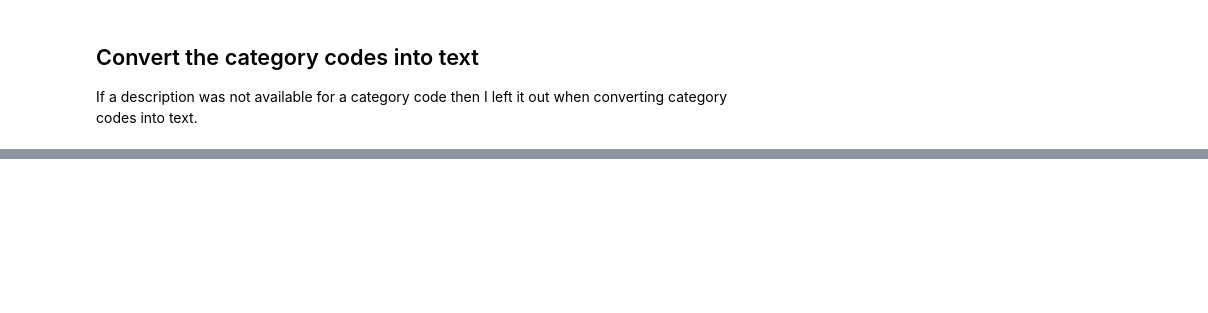
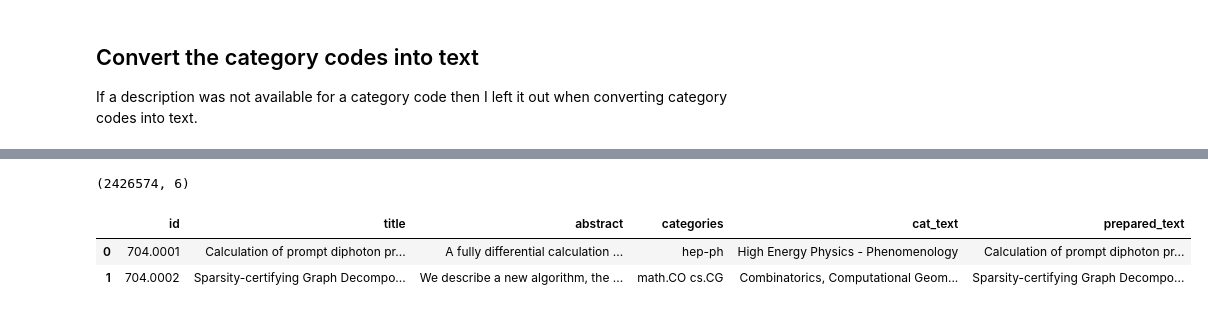
Before and after one commit to harishgovardhandamodar/arxiv_RAG, a Jupyter notebook: 01_packages_and_introduction.ipynb, the cells around one changed output, grey strips where cells are left out. Drawn from its saved outputs; the diff is of its cells as text; code cells hidden in the pictures; blank space fills up the shorter version.

```diff
--- a/01_packages_and_introduction.ipynb
+++ b/01_packages_and_introduction.ipynb
@@ -319,0 +584,11 @@ df_data.head()
+# %%
+df = pd.read_csv('compressed_dataframe.csv.gz', compression='gzip')
+
+print(df.shape)
+
+df.head(2)
+# %% [output]
+(2426574, 6)
+|  | id | title | abstract | categories | cat_text | prepared_text |
+| 0 | 704.0001 | Calculation of prompt diphoton pr... | A fully differential calculation ... | hep-ph | High Energy Physics - Phenomenology | Calculation of prompt diphoton pr... |
+| 1 | 704.0002 | Sparsity-certifying Graph Decompo... | We describe a new algorithm, the ... | math.CO cs.CG | Combinatorics, Computational Geom... | Sparsity-certifying Graph Decompo... |
```
Also changed, not shown: parts of 35 cells of this notebook, 1 other file.
